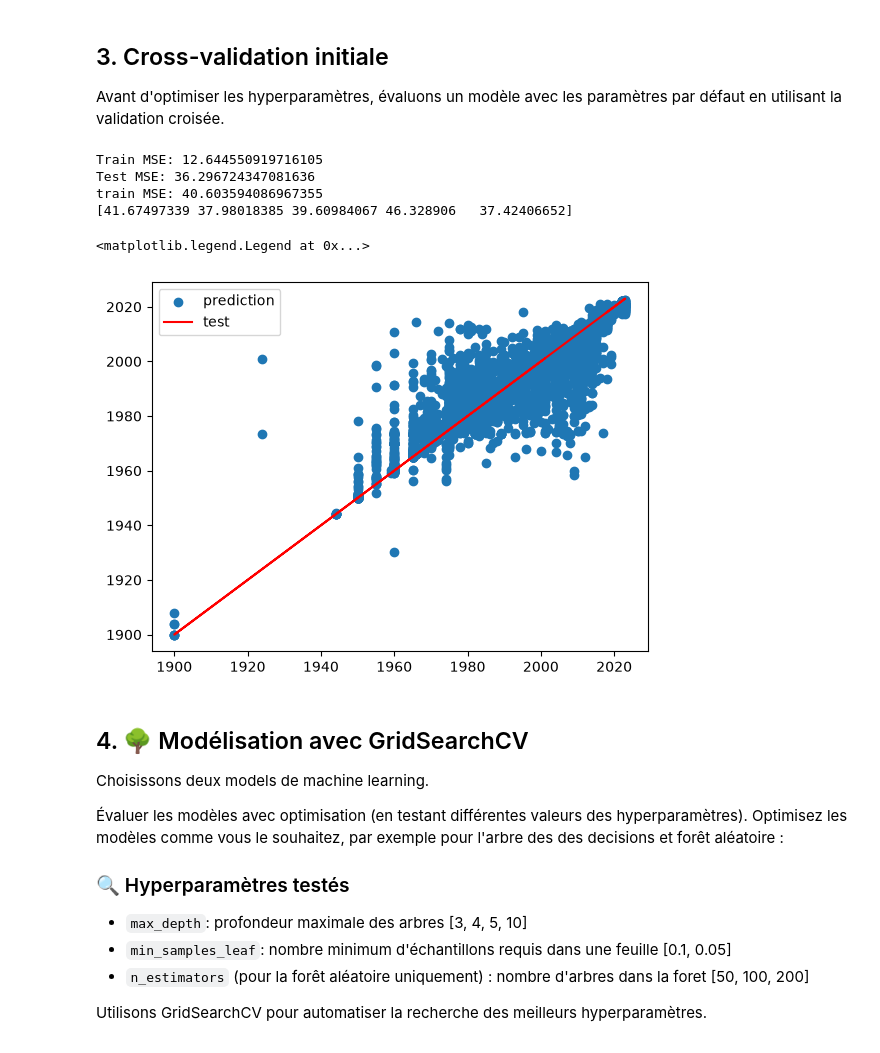
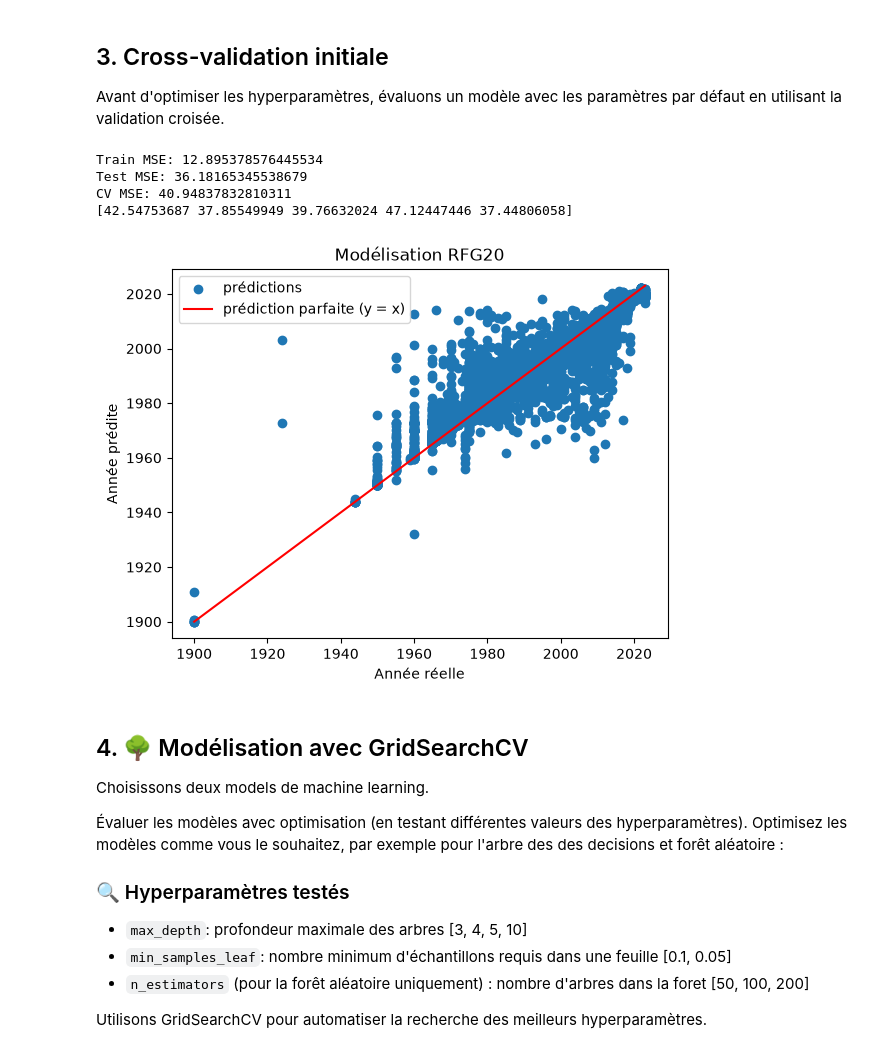
Before and after one commit to srcccninta/ML1, a Jupyter notebook: Notebooks/ML12_GridSearch_RandomForest.ipynb, the cells around one changed output. Saved outputs shown, nothing was run; the diff lists cells and outputs as text; code cells hidden in the pictures.

```diff
--- a/Notebooks/ML12_GridSearch_RandomForest.ipynb
+++ b/Notebooks/ML12_GridSearch_RandomForest.ipynb
@@ -49,7 +49,7 @@ df = pd.read_pickle('/home/sami.chircop@Digital-Grenoble.local/Documents/ML1/dat
 df['Latitude'] = df['Latitude'].map(lambda x:float(x))
 df['Longitude'] = df['Longitude'].map(lambda x:float(x))
 df['adr_secteur'] = df['adr_secteur'].map(lambda x:str(x))
-df['taxon'] = df['genre_bota']+ ' ' + df['espece']
+df['taxon'] = df['genre_bota']+ ' ' + df['espece'].fillna('sp.')
 
 df = df.drop(['collectivite', 'portarbre', 'genre_bota', 'espece'], axis=1)
 annee = df.pop('anneedeplantation')
@@ -74,7 +74,7 @@ Avant d'optimiser les hyperparamètres, évaluons un modèle avec les paramètre
 # Validation croisée initiale sans optimisation des hyperparamètres
 # On peut aussi imprimer les scores MSE ou MAE de chaque cross-validation.
 
-model_0 = RandomForestRegressor(max_depth=20)
+model_0 = RandomForestRegressor(max_depth=20, random_state=28)
 model_0.fit(X_prepared, y_train)
 
 y_pred_train0 = model_0.predict(X_prepared)
@@ -91,18 +91,22 @@ cv_scores0 = cross_val_score(model_0, X_prepared, y_train, cv = 5, scoring='neg_
 print('CV MSE:',np.mean(-cv_scores0))
 print(-cv_scores0)
 # %% [output]
-Train MSE: 12.644550919716105
-Test MSE: 36.296724347081636
-train MSE: 40.603594086967355
-[41.67497339 37.98018385 39.60984067 46.328906   37.42406652]
+Train MSE: 12.895378576445534
+Test MSE: 36.18165345538679
+CV MSE: 40.94837832810311
+[42.54753687 37.85549949 39.76632024 47.12447446 37.44806058]
-# %%
-# Visualisation des prédictions.
-plt.scatter(y_test, y_pred_test)
-plt.plot(y_test,y_test, 'r')
-plt.legend(['prediction','test'])
-# %% [output]
-<matplotlib.legend.Legend at 0x...>
-[figure, removed]
+# %%
+# Visualisation des prédictions.
+plt.scatter(y_test, y_pred_test0, label='prédictions')
+lims = [y_test.min(), y_test.max()]
+plt.plot(lims, lims, 'r', label='prédiction parfaite (y = x)')
+plt.legend()
+plt.xlabel('Année réelle')
+plt.ylabel('Année prédite')
+plt.title('Modélisation RFG20')
+plt.show()
+# %% [output]
+[figure, added]
 # %% [markdown]
 ## 4. 🌳 Modélisation avec GridSearchCV
 
```
Also changed, not shown: parts of 1 cell of this notebook, 2 other files.
